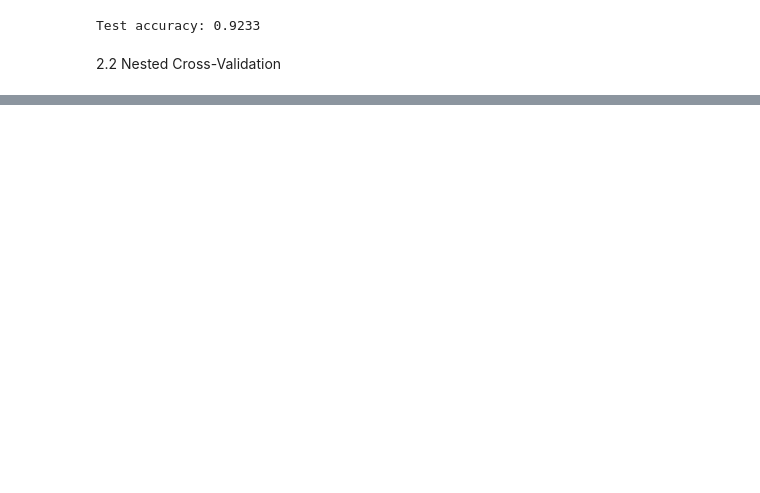
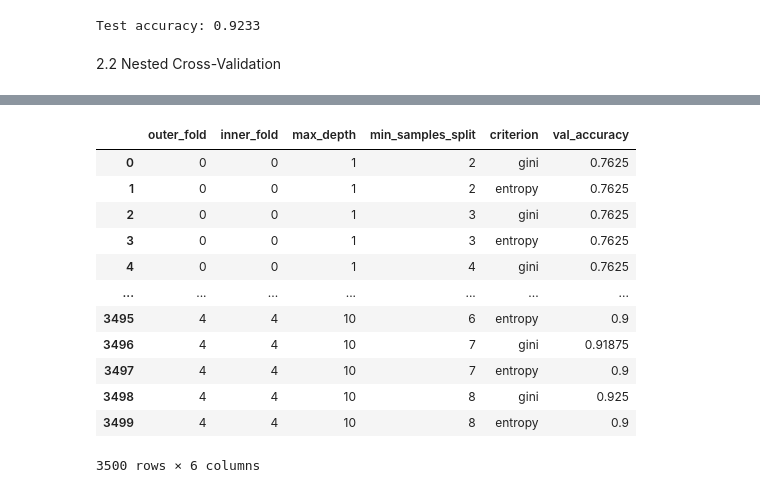
Before and after one commit to nipunbatra/ml-teaching, a Jupyter notebook: notebooks/hyperparams-experiments.ipynb, the cells around one changed output, grey strips where cells are left out. Cells and saved outputs as stored; diff of their text form; code cells hidden in the pictures; blank space fills up the shorter version.

```diff
--- a/notebooks/hyperparams-experiments.ipynb
+++ b/notebooks/hyperparams-experiments.ipynb
@@ -216,0 +275,12 @@ Test Set accuracy: 0.9067
+# %%
+# Evaluate the performance of the selected hyperparameter combination on the test set
+dt_classifier = DecisionTreeClassifier(max_depth=best_hyperparameters['max_depth'],
+                                       min_samples_split=best_hyperparameters['min_samples_split'],
+                                       criterion=best_hyperparameters['criterion'],
+                                       random_state=42)
+dt_classifier.fit(X_train_val, y_train_val)
+test_accuracy = dt_classifier.score(X_test, y_test)
+
+print("Best Hyperparameters:", best_hyperparameters)
+print("Validation Set accuracy: {:.4f}".format(best_accuracy))
+print("Test Set accuracy: {:.4f}".format(test_accuracy))
@@ -217,3 +307,15 @@ Test Set accuracy: 0.9067
+# %%
+from itertools import product
+
+for max_depth, min_samples_split, criterion in product(hyperparameters['max_depth'], hyperparameters['min_samples_split'], hyperparameters['criteria_values']):
+    # Define the Decision Tree Classifier
+    dt_classifier = DecisionTreeClassifier(
+        max_depth=max_depth,
+        min_samples_split=min_samples_split,
+        criterion=criterion,
+        random_state=42
+    )
+    dt_classifier.fit(X_train, y_train)
 # %% [markdown]
 2.1.2 Multiple random subsets of Training Set used as Validation Set
 # %%
@@ -426,0 +454,4 @@ Test accuracy for outer loop 5: 0.8967
+# %%
+hyperparameters['max_depth'] = [1,2,3,4,5,6,7,8,9,10]
+hyperparameters['min_samples_split'] = [2,3,4,5,6,7,8]
+hyperparameters['criteria_values'] = ['gini', 'entropy']
@@ -426,0 +529,18 @@ Test accuracy for outer loop 5: 0.8967
+# %%
+overall_results = pd.DataFrame(results).T
+# %%
+overall_results
+# %% [output]
+|  | outer_fold | inner_fold | max_depth | min_samples_split | criterion | val_accuracy |
+| 0 | 0 | 0 | 1 | 2 | gini | 0.7625 |
+| 1 | 0 | 0 | 1 | 2 | entropy | 0.7625 |
+| 2 | 0 | 0 | 1 | 3 | gini | 0.7625 |
+| 3 | 0 | 0 | 1 | 3 | entropy | 0.7625 |
+| 4 | 0 | 0 | 1 | 4 | gini | 0.7625 |
+| ... | ... | ... | ... | ... | ... | ... |
+| 3495 | 4 | 4 | 10 | 6 | entropy | 0.9 |
+| 3496 | 4 | 4 | 10 | 7 | gini | 0.91875 |
+| 3497 | 4 | 4 | 10 | 7 | entropy | 0.9 |
+| 3498 | 4 | 4 | 10 | 8 | gini | 0.925 |
+| 3499 | 4 | 4 | 10 | 8 | entropy | 0.9 |
+3500 rows × 6 columns
```
Also changed, not shown: parts of 18 cells of this notebook.
